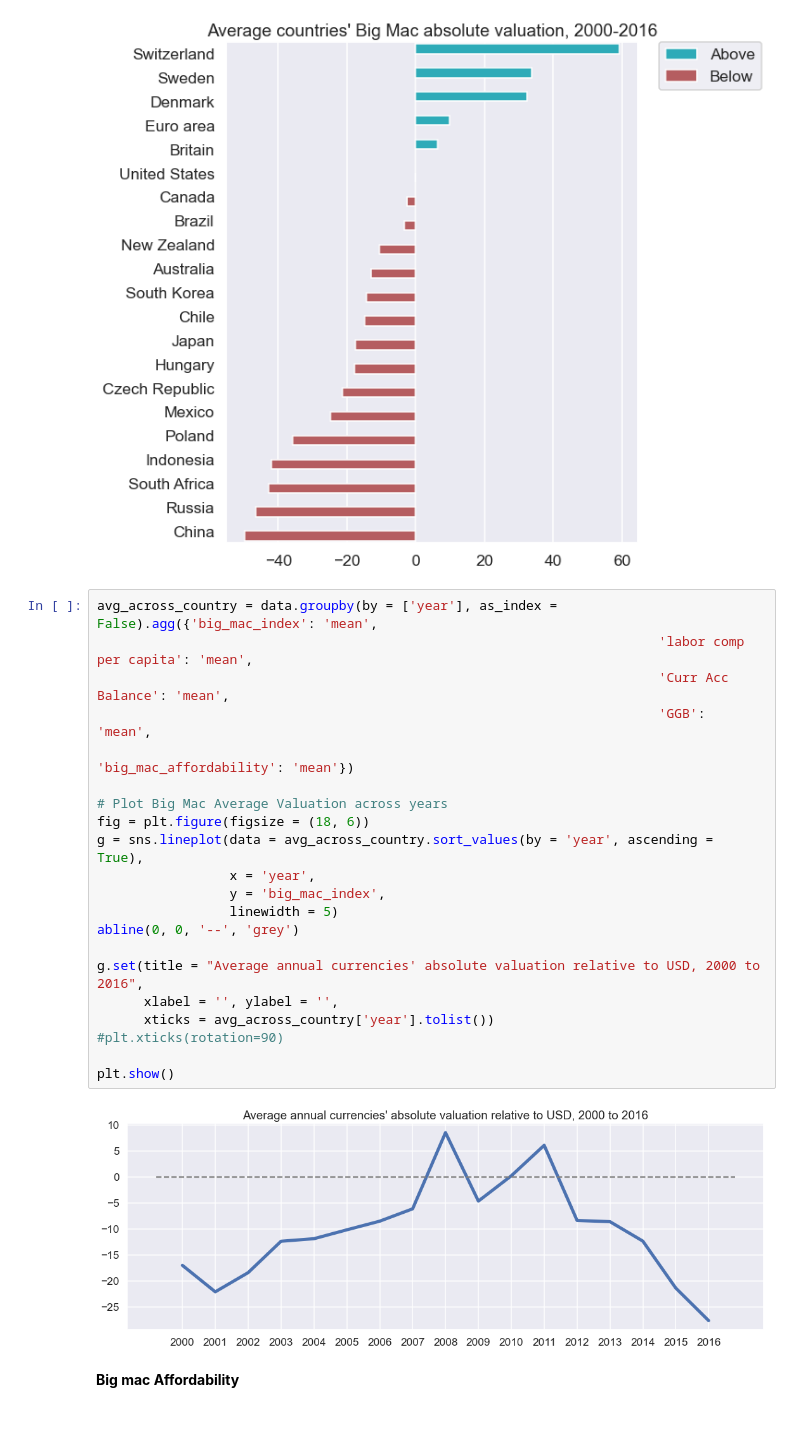
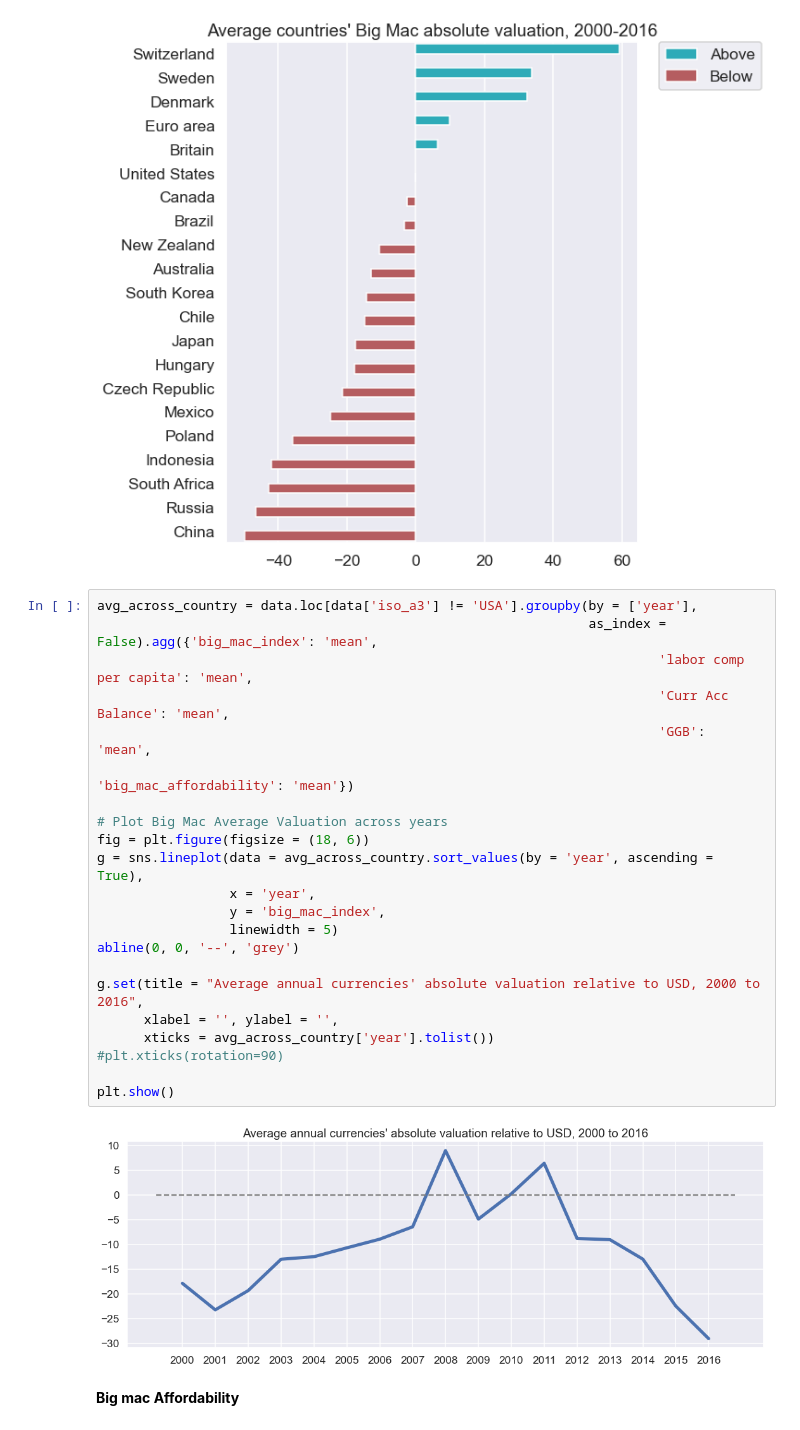
Before and after one commit to jchoubey/Big-Mac-Index-Panel-Data-Analysis, a Jupyter notebook: Data Exploration.ipynb, the cells around one changed output. Drawn from its saved outputs; the diff is of its cells as text.

```diff
--- a/Data Exploration.ipynb
+++ b/Data Exploration.ipynb
@@ -54,28 +69,29 @@ plt.show()
 # %% [output]
 [figure]
 # %%
-avg_across_country = data.groupby(by = ['year'], as_index = False).agg({'big_mac_index': 'mean',
+avg_across_country = data.loc[data['iso_a3'] != 'USA'].groupby(by = ['year'],
+                                                               as_index = False).agg({'big_mac_index': 'mean',
                                                                         'labor comp per capita': 'mean',
                                                                         'Curr Acc Balance': 'mean',
                                                                         'GGB': 'mean',
                                                                         'big_mac_affordability': 'mean'})
 
 # Plot Big Mac Average Valuation across years
 fig = plt.figure(figsize = (18, 6))
 g = sns.lineplot(data = avg_across_country.sort_values(by = 'year', ascending = True),
                  x = 'year',
                  y = 'big_mac_index',
                  linewidth = 5)
 abline(0, 0, '--', 'grey')
 
 g.set(title = "Average annual currencies' absolute valuation relative to USD, 2000 to 2016",
       xlabel = '', ylabel = '',
       xticks = avg_across_country['year'].tolist())
 #plt.xticks(rotation=90)
 
 plt.show()
 # %% [output]
-[figure, old version]
+[figure, new version]
 # %% [markdown]
 **Big mac Affordability**
 # %%
```
Also changed, not shown: parts of 22 cells of this notebook.
